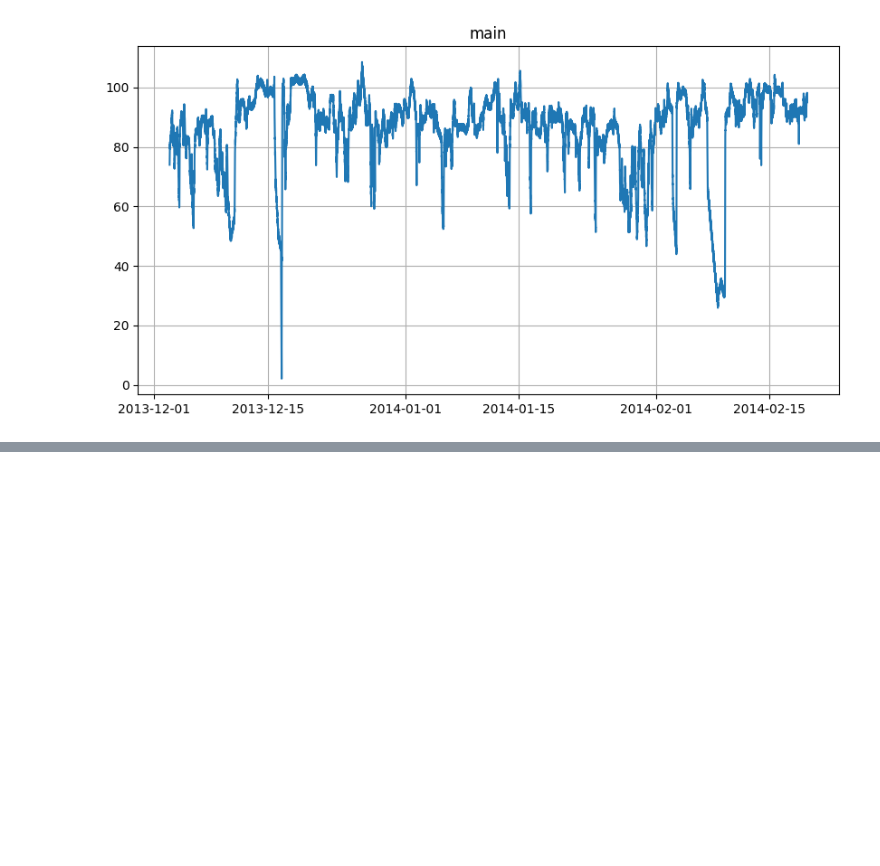
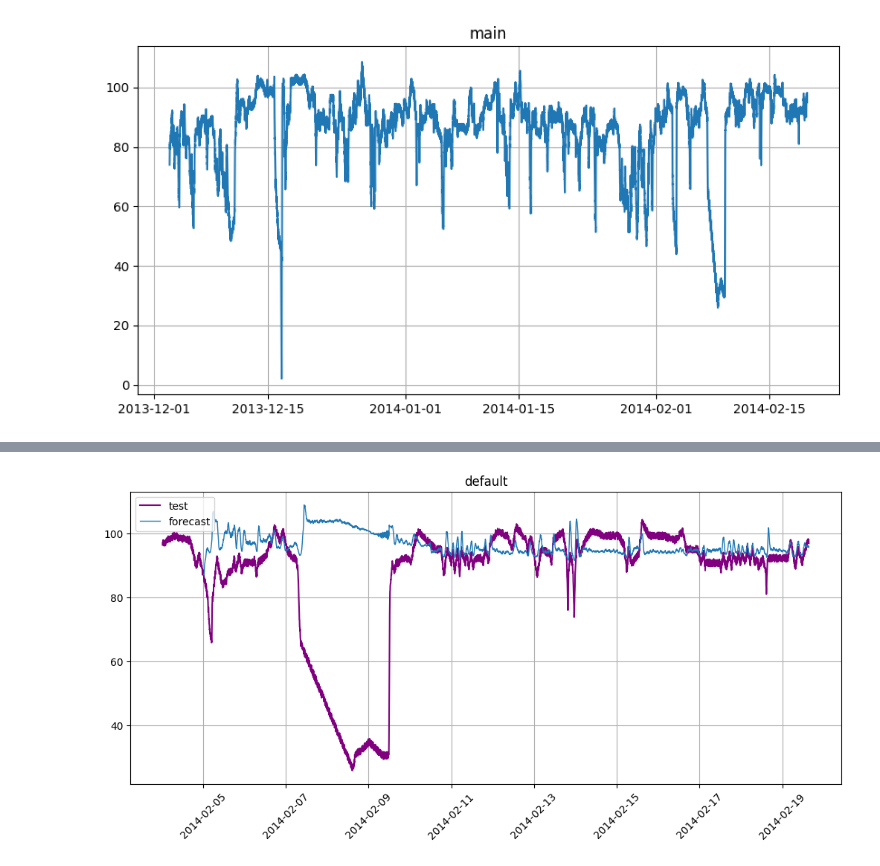
Before and after one commit to LxnkyKillThemAll/DataAnalysis, a Jupyter notebook: АнализДанных№2.ipynb, the cells around one changed output, grey strips where cells are left out. Cells and saved outputs as stored; diff of their text form; code cells hidden in the pictures; blank space fills up the shorter version.

```diff
--- a/АнализДанных№2.ipynb
+++ b/АнализДанных№2.ipynb
@@ -539,0 +624,4 @@ MAPE: 6.5098%
+# %%
+deepar_model = DeepARModel(input_size=8, decoder_length=3, encoder_length=24, trainer_params=dict(max_epochs=15))
+# %%
+deepar_model.fit(train_ts)
@@ -539,0 +649,9 @@ MAPE: 6.5098%
+# %%
+forecast_deepar = deepar_model.forecast(test_ts, 4212)
+plot_forecast(
+    forecast_deepar,
+    test_ts,
+    segments=["default"]
+)
+# %% [output]
+[figure, added]
```
Also changed, not shown: parts of 32 cells of this notebook.
